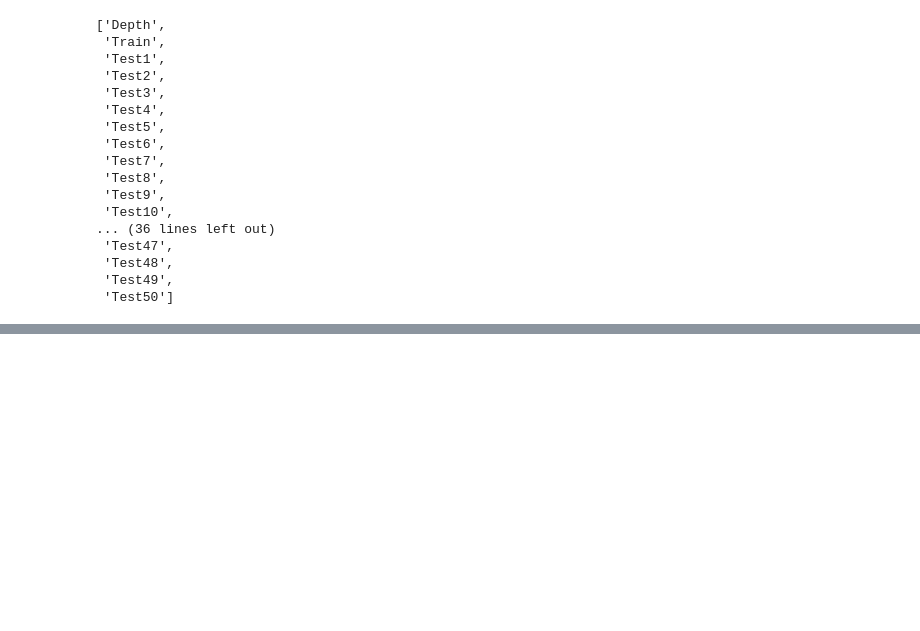
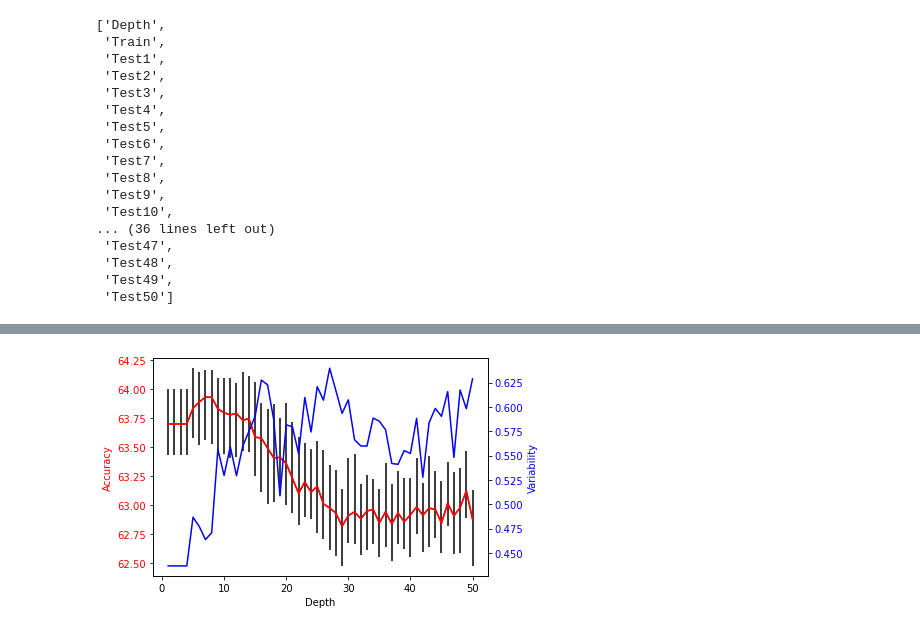
Before and after one commit to meenakshsundaram/AIML, a Jupyter notebook: DecisionTrees/src/covid19/preprocessing.ipynb, the cells around one changed output, grey strips where cells are left out. Drawn from its saved outputs; the diff is of its cells as text; code cells hidden in the pictures; blank space fills up the shorter version.

Commit message:
Add error bars in accuracy, precision, recall

```diff
--- a/DecisionTrees/src/covid19/preprocessing.ipynb
+++ b/DecisionTrees/src/covid19/preprocessing.ipynb
@@ -675,0 +698,9 @@ plt.show()
+# %%
+pre_first_qua = []
+pre_second_qua = []
+pre_third_qua = []
+for i in range(len(precisionDf)):
+    row = list(precisionDf.iloc[i,2:-2:1])
+    pre_first_qua.append(np.percentile(row,25))
+    pre_second_qua.append(np.percentile(row,50))
+    pre_third_qua.append(np.percentile(row,75))
@@ -675,0 +721,32 @@ plt.show()
+# %%
+amin_error = []
+amax_error = []
+for i in range(len(a_first_qua)):
+    amin_error.append(a_second_qua[i]-a_first_qua[i])
+    amax_error.append(a_third_qua[i]-a_second_qua[i])
+rmin_error = []
+rmax_error = []
+for i in range(len(r_first_qua)):
+    rmin_error.append(r_second_qua[i]-r_first_qua[i])
+    rmax_error.append(r_third_qua[i]-r_second_qua[i])
+pmin_error = []
+pmax_error = []
+for i in range(len(pre_first_qua)):
+    pmin_error.append(pre_second_qua[i]-pre_first_qua[i])
+    pmax_error.append(pre_third_qua[i]-pre_second_qua[i])
+# %%
+fig,ax1 = plt.subplots()
+fig.patch.set_facecolor(color="white")
+ax1.set_xlabel('Depth')
+ax1.set_ylabel('Accuracy', color = 'red')
+ax1.errorbar(acc_x,acc_mean,yerr=[amin_error,amax_error],ecolor="black",color='red')
+ax1.plot(acc_x, acc_mean, color = 'red')
+ax1.tick_params(axis ='y', labelcolor = 'red')
+ax2 = ax1.twinx()
+ax2.set_ylabel('Variability', color = 'blue')
+# ax2.errorbar(acc_x,acc_std,yerr=0.25)
+ax2.plot(acc_x, acc_std, color = 'blue')
+ax2.tick_params(axis ='y', labelcolor = 'blue')
+plt.show()
+# %% [output]
+[figure, added]
```
Also changed, not shown: parts of 14 cells of this notebook, 3 other files.
